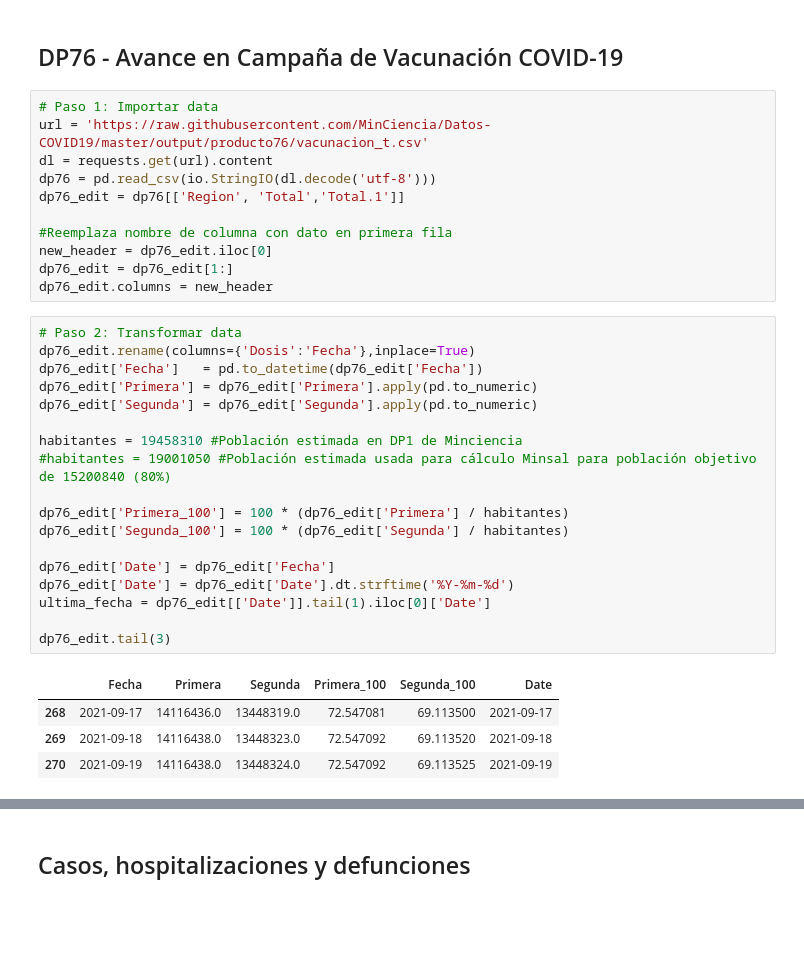
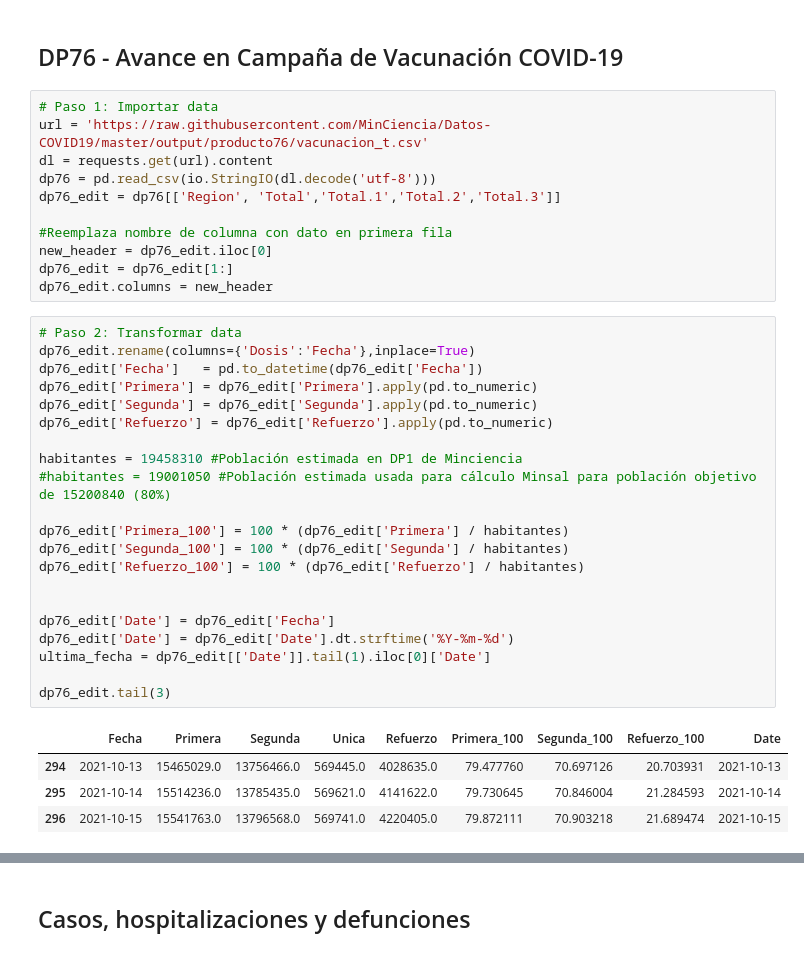
Before and after one commit to jccarvajal/covid19chile, a Jupyter notebook: Covid_19_Chile.ipynb, the cells around one changed output, grey strips where cells are left out. Saved outputs shown, nothing was run; the diff lists cells and outputs as text; blank space fills up the shorter version.

```diff
--- a/Covid_19_Chile.ipynb
+++ b/Covid_19_Chile.ipynb
@@ -744,7 +744,7 @@ plt.show()
 url = 'https://raw.githubusercontent.com/MinCiencia/Datos-COVID19/master/output/producto76/vacunacion_t.csv'
 dl = requests.get(url).content
 dp76 = pd.read_csv(io.StringIO(dl.decode('utf-8')))
-dp76_edit = dp76[['Region', 'Total','Total.1']]
+dp76_edit = dp76[['Region', 'Total','Total.1','Total.2','Total.3']]
 
 #Reemplaza nombre de columna con dato en primera fila
 new_header = dp76_edit.iloc[0]
@@ -753,26 +753,29 @@ dp76_edit.columns = new_header
 # %%
 # Paso 2: Transformar data
 dp76_edit.rename(columns={'Dosis':'Fecha'},inplace=True)
 dp76_edit['Fecha']   = pd.to_datetime(dp76_edit['Fecha'])
 dp76_edit['Primera'] = dp76_edit['Primera'].apply(pd.to_numeric)
 dp76_edit['Segunda'] = dp76_edit['Segunda'].apply(pd.to_numeric)
+dp76_edit['Refuerzo'] = dp76_edit['Refuerzo'].apply(pd.to_numeric)
 
 habitantes = 19458310 #Población estimada en DP1 de Minciencia
 #habitantes = 19001050 #Población estimada usada para cálculo Minsal para población objetivo de 15200840 (80%)
 
 dp76_edit['Primera_100'] = 100 * (dp76_edit['Primera'] / habitantes)
 dp76_edit['Segunda_100'] = 100 * (dp76_edit['Segunda'] / habitantes)
+dp76_edit['Refuerzo_100'] = 100 * (dp76_edit['Refuerzo'] / habitantes)
+
 
 dp76_edit['Date'] = dp76_edit['Fecha']
 dp76_edit['Date'] = dp76_edit['Date'].dt.strftime('%Y-%m-%d')
 ultima_fecha = dp76_edit[['Date']].tail(1).iloc[0]['Date']
 
 dp76_edit.tail(3)
 # %% [output]
-|  | Fecha | Primera | Segunda | Primera_100 | Segunda_100 | Date |
-| 268 | 2021-09-17 | 14116436.0 | 13448319.0 | 72.547081 | 69.113500 | 2021-09-17 |
-| 269 | 2021-09-18 | 14116438.0 | 13448323.0 | 72.547092 | 69.113520 | 2021-09-18 |
-| 270 | 2021-09-19 | 14116438.0 | 13448324.0 | 72.547092 | 69.113525 | 2021-09-19 |
+|  | Fecha | Primera | Segunda | Unica | Refuerzo | Primera_100 | Segunda_100 | Refuerzo_100 | Date |
+| 294 | 2021-10-13 | 15465029.0 | 13756466.0 | 569445.0 | 4028635.0 | 79.477760 | 70.697126 | 20.703931 | 2021-10-13 |
+| 295 | 2021-10-14 | 15514236.0 | 13785435.0 | 569621.0 | 4141622.0 | 79.730645 | 70.846004 | 21.284593 | 2021-10-14 |
+| 296 | 2021-10-15 | 15541763.0 | 13796568.0 | 569741.0 | 4220405.0 | 79.872111 | 70.903218 | 21.689474 | 2021-10-15 |
 # %%
 # Paso 3: Visualizar data
 style_fig()
```
Also changed, not shown: parts of 35 cells of this notebook.
